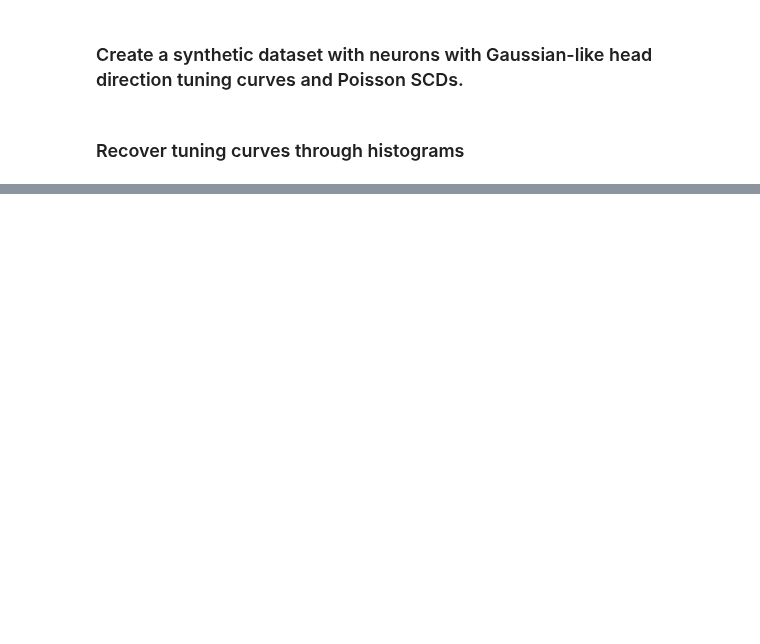
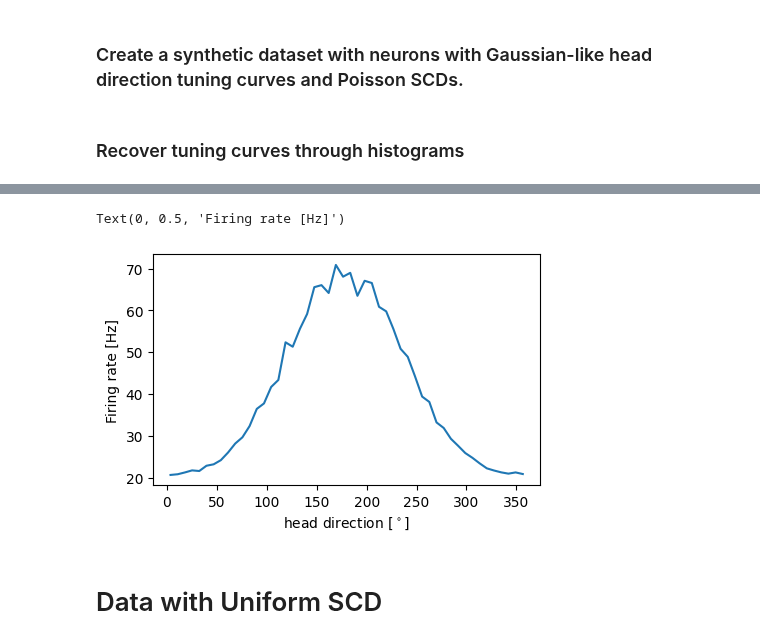
Before and after one commit to davindicode/UCM-interpret, a Jupyter notebook: analysis/synthetic_dataset.ipynb, the cells around one changed output, grey strips where cells are left out. Cells and saved outputs as stored; diff of their text form; code cells hidden in the pictures; blank space fills up the shorter version.

```diff
--- a/analysis/synthetic_dataset.ipynb
+++ b/analysis/synthetic_dataset.ipynb
@@ -212,18 +136,0 @@ torch.Size([30, 5, 100, 9])
-# %%
-fig, ax = plt.subplots(figsize=(5,5))
-plt.rcParams.update(params)
-
-lower, mean, upper = utils.signal.percentiles_from_samples(hd_rate, [0.05, 0.5, 0.95])
-ne = 3  # select neuron to plot
-
-line, = ax.plot(hd_sweep.numpy(), mean[ne, :].numpy())
-ax.fill_between(
-    hd_sweep.numpy(), lower[ne, :].numpy(), upper[ne, :].numpy(),
-    color=line.get_color(), alpha=0.5
-)
-ax.set_ylabel('firing rate [Hz]', fontsize=18)
-ax.set_xlabel('head direction [rad]', fontsize=18)
-ax.set_xlim(0, 2*np.pi)
-ax.set_xticks([0, np.pi, 2*np.pi])
-ax.set_xticklabels([r'$0$', r'$\pi$', r'$2\pi$'])
-plt.show()
@@ -231,0 +193,23 @@ plt.show()
+# %%
+ne = 2
+
+hist, bin_edges = np.histogram(hd, bins = 50)
+
+mean_tc = []
+for i in range(len(bin_edges) - 1):
+    indexes = np.where(np.logical_and(hd >= bin_edges[i], hd < bin_edges[i+1]))
+    mean = np.array(synthetic_data['spiketrains'][ne])[indexes].mean()
+    mean_tc.append(mean)
+
+mean_tc = np.array(mean_tc)
+
+fig, ax = plt.subplots(figsize=(5,3))
+
+ax.plot(180/np.pi*(bin_edges[1:] + bin_edges[:-1])/2, mean_tc/synthetic_data['tbin'])
+ax.set_xlabel('head direction [$^\circ$]')
+ax.set_ylabel('Firing rate [Hz]')
+# %% [output]
+Text(0, 0.5, 'Firing rate [Hz]')
+[figure, added]
+# %% [markdown]
+# Data with Uniform SCD
```
Also changed, not shown: parts of 19 cells of this notebook, 4 other files.
